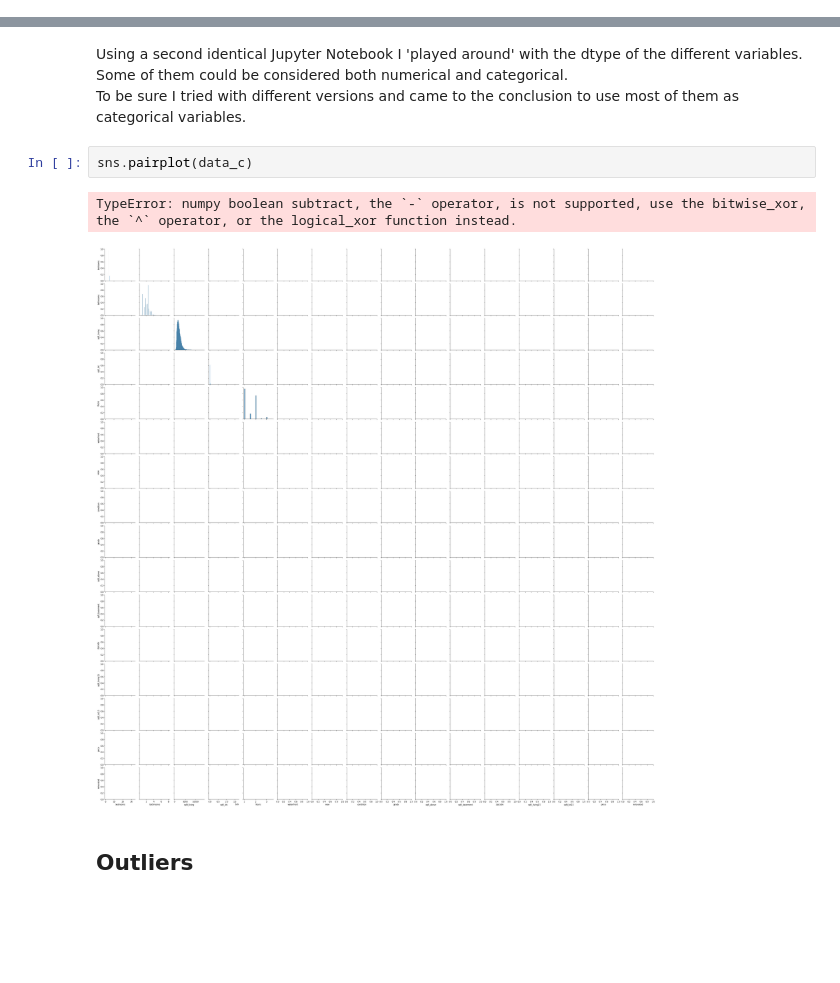
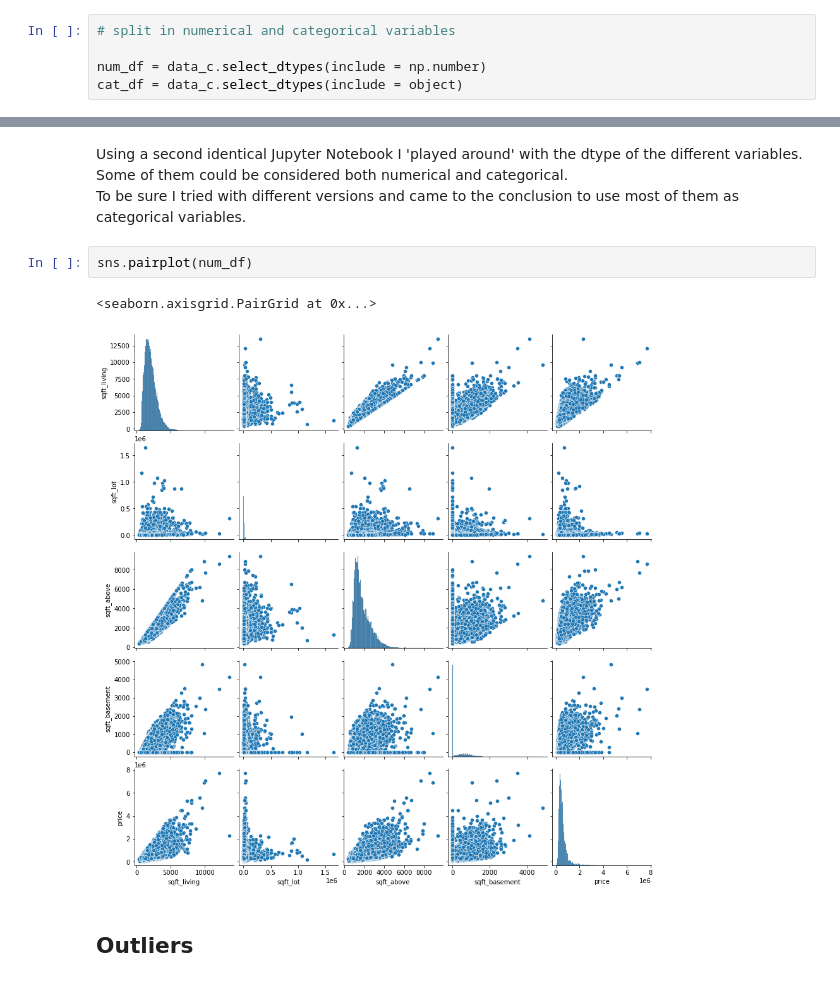
Before and after one commit to nicolerichter1989/mid-bootcamp-project, a Jupyter notebook: Regression Project - Housing Prices.ipynb, the cells around one changed output, grey strips where cells are left out. Saved outputs shown, nothing was run; the diff lists cells and outputs as text; blank space fills up the shorter version.

```diff
--- a/Regression Project - Housing Prices.ipynb
+++ b/Regression Project - Housing Prices.ipynb
@@ -400 +403,6 @@ data_c = data
+# %%
+# split in numerical and categorical variables
+
+num_df = data_c.select_dtypes(include = np.number)
+cat_df = data_c.select_dtypes(include = object)
 # %%
@@ -412,10 +420,10 @@ Using a second identical Jupyter Notebook I 'played around' with the dtype of th
 Some of them could be considered both numerical and categorical.<br>
 To be sure I tried with different versions and came to the conclusion to use most of them as categorical variables.<br>
 # %%
-sns.pairplot(data_c)
+sns.pairplot(num_df)
 # %% [output]
-TypeError: numpy boolean subtract, the `-` operator, is not supported, use the bitwise_xor, the `^` operator, or the logical_xor function instead.
+<seaborn.axisgrid.PairGrid at 0x...>
-[figure, old version]
+[figure, new version]
 # %% [markdown]
 ## Outliers
 # %% [markdown]
```
Also changed, not shown: parts of 57 cells of this notebook, 1 other file.
